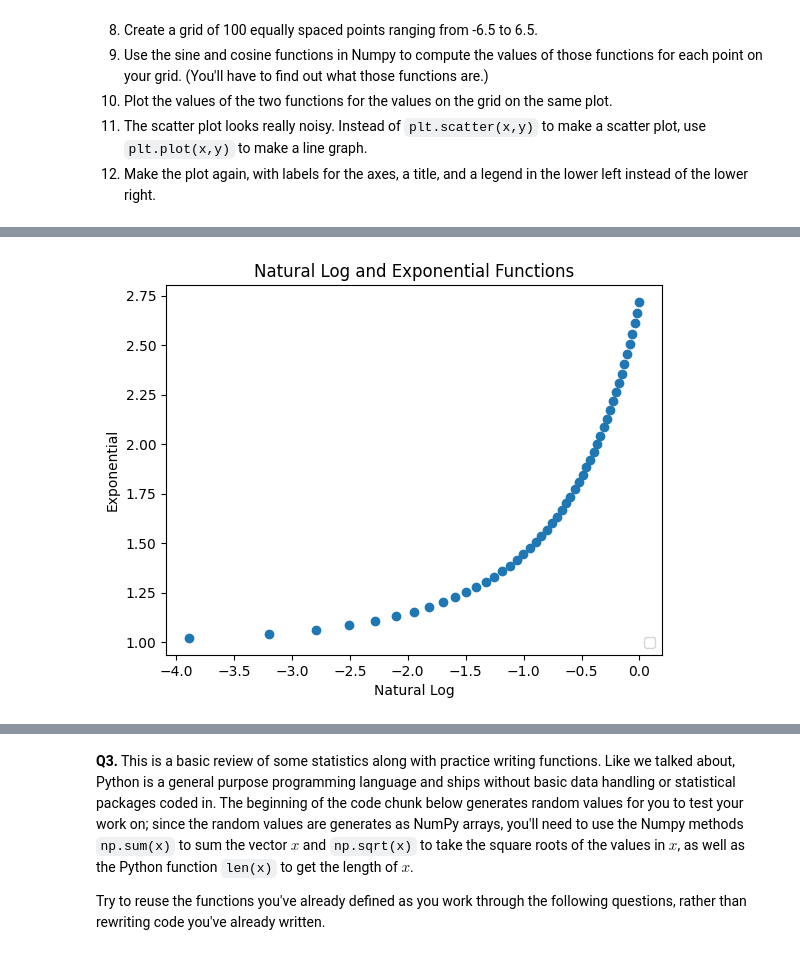
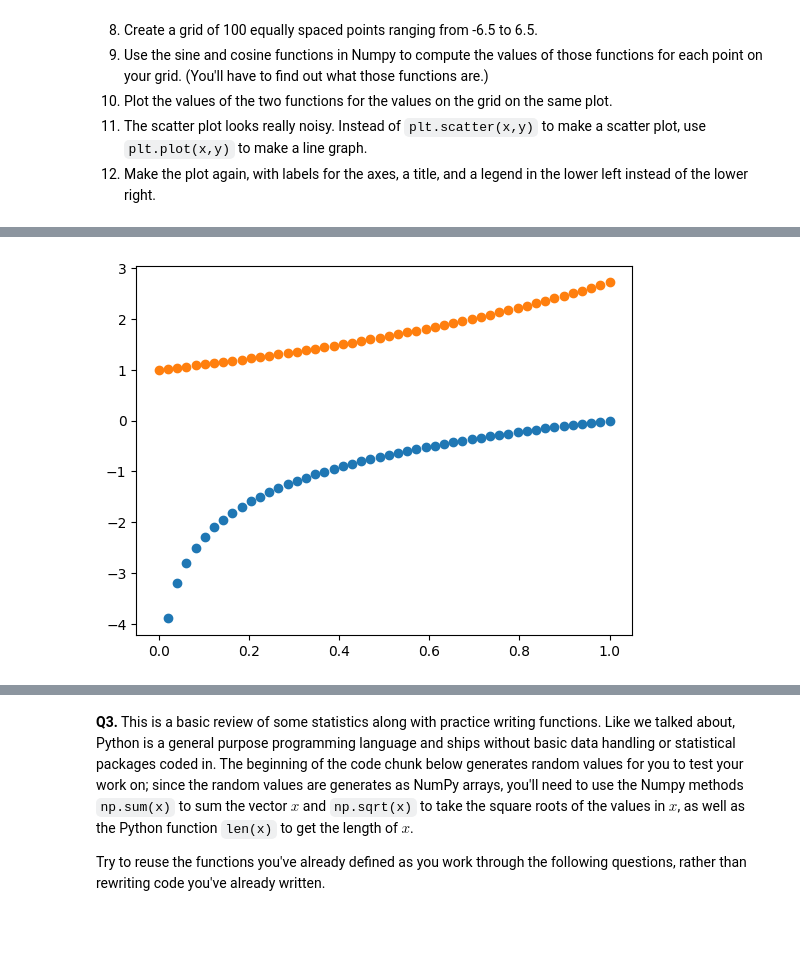
Before and after one commit to vnewsome/programming, a Jupyter notebook: assignment/assignment_programming.ipynb, the cells around one changed output, grey strips where cells are left out. Drawn from its saved outputs; the diff is of its cells as text; code cells hidden in the pictures; blank space fills up the shorter version.

```diff
--- a/assignment/assignment_programming.ipynb
+++ b/assignment/assignment_programming.ipynb
@@ -54,12 +56,7 @@ x = np.linspace(0,1,50)
 y = np.log(x)
 z = np.exp(x)
 
-plt.scatter(y,z)
-xlabel='Natural Log'
-ylabel='Exponential'
-plt.xlabel(xlabel)
-plt.ylabel(ylabel)
-plt.title("Natural Log and Exponential Functions")
-plt.legend(loc = 'lower right')
+plt.scatter(x,y)
+plt.scatter(x,z)
 plt.show()
 # %% [output]
@@ -67 +63 @@ WARNING:matplotlib.legend:No artists with labels found to put in legend.  Note t
-[figure, old version]
+[figure, new version]
```
Also changed, not shown: parts of 5 cells of this notebook.
